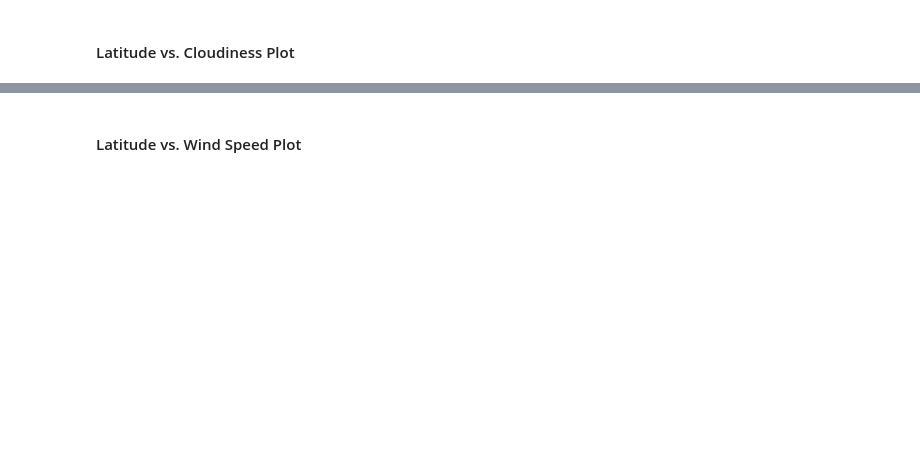
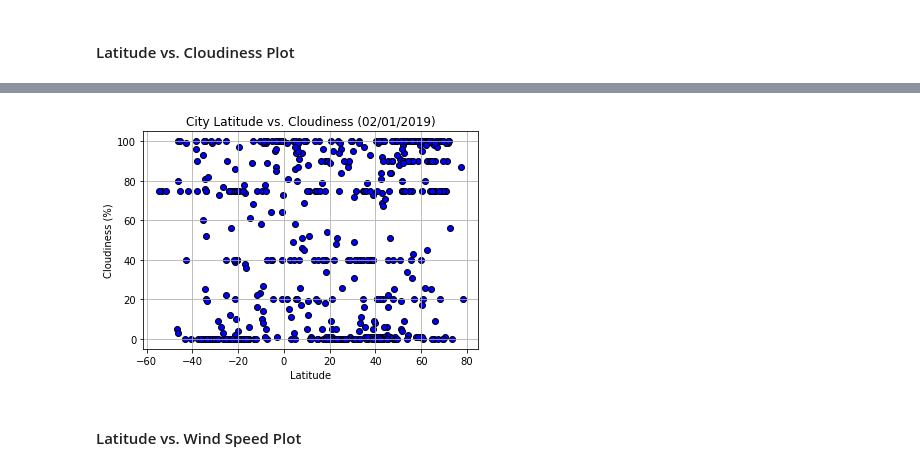
Before and after one commit to RUBALBHULLAR/Python-api-challenge, a Jupyter notebook: starter_code/WeatherPy.ipynb, the cells around one changed output, grey strips where cells are left out. Saved outputs shown, nothing was run; the diff lists cells and outputs as text; code cells hidden in the pictures; blank space fills up the shorter version.

```diff
--- a/starter_code/WeatherPy.ipynb
+++ b/starter_code/WeatherPy.ipynb
@@ -244,2 +253,19 @@ FileNotFoundError: [Errno 2] No such file or directory: './Images/City_Latitude_
+# %%
+# Build Scatter Plot for Each Data Type
+plt.scatter(weather_data["Latitude"], weather_data["Cloudiness"], facecolors="blue", marker="o", edgecolor="black")
+
+# Incorporate Other Graph Properties
+plt.title("City Latitude vs. Cloudiness (02/01/2019)")
+plt.ylabel("Cloudiness (%)")
+plt.xlabel("Latitude")
+plt.grid(True)
+
+# Save Figure
+plt.savefig("../Images/City_Latitude_vs_Cloudiness.png")
+
+# Show Plot
+plt.show()
+# %% [output]
+[figure, added]
 # %% [markdown]
 #### Latitude vs. Wind Speed Plot
```
Also changed, not shown: parts of 6 cells of this notebook, 3 other files.
